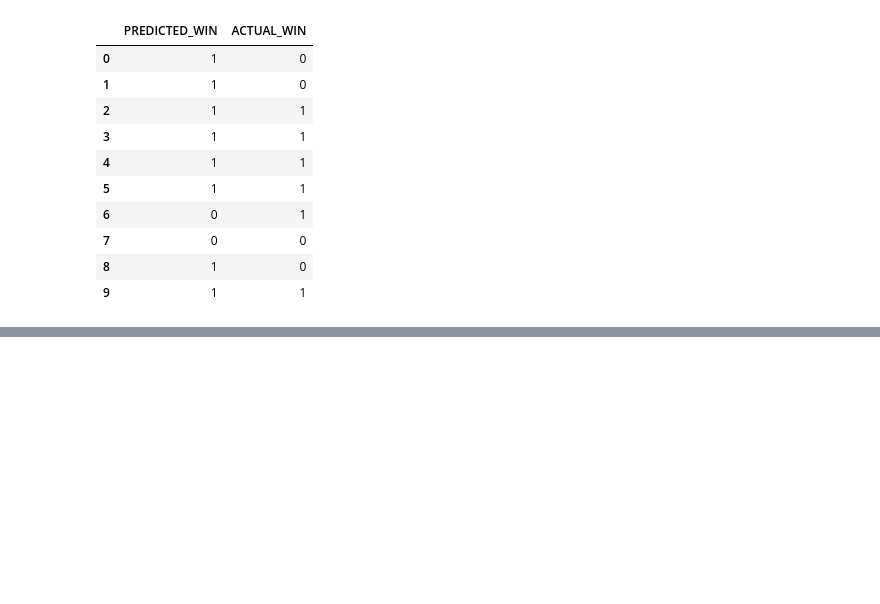
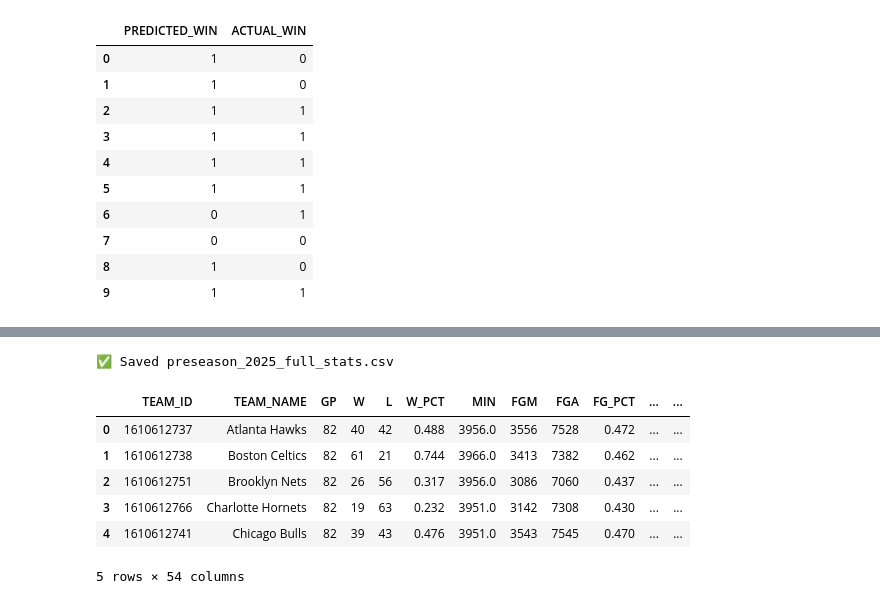
Before and after one commit to BihanDasgupta/ShotMint, a Jupyter notebook: MintShooter_RNN_Model.ipynb, the cells around one changed output, grey strips where cells are left out. Drawn from its saved outputs; the diff is of its cells as text; code cells hidden in the pictures; blank space fills up the shorter version.

```diff
--- a/MintShooter_RNN_Model.ipynb
+++ b/MintShooter_RNN_Model.ipynb
@@ -1132,2 +608,18 @@ All                  8102  10202  18304
+# %%
+# Fetch team stats for 2024-25 preseason
+team_stats = leaguedashteamstats.LeagueDashTeamStats(season='2024-25', season_type_all_star='Regular Season')
+df = team_stats.get_data_frames()[0]
+df.to_csv("preseason_2025_full_stats.csv", index=False)
+print("✅ Saved preseason_2025_full_stats.csv")
+display(df.head())
+# %% [output]
+✅ Saved preseason_2025_full_stats.csv
+|  | TEAM_ID | TEAM_NAME | GP | W | L | W_PCT | MIN | FGM | FGA | FG_PCT | ... | ... |
+| 0 | 1610612737 | Atlanta Hawks | 82 | 40 | 42 | 0.488 | 3956.0 | 3556 | 7528 | 0.472 | ... | ... |
+| 1 | 1610612738 | Boston Celtics | 82 | 61 | 21 | 0.744 | 3966.0 | 3413 | 7382 | 0.462 | ... | ... |
+| 2 | 1610612751 | Brooklyn Nets | 82 | 26 | 56 | 0.317 | 3956.0 | 3086 | 7060 | 0.437 | ... | ... |
+| 3 | 1610612766 | Charlotte Hornets | 82 | 19 | 63 | 0.232 | 3951.0 | 3142 | 7308 | 0.430 | ... | ... |
+| 4 | 1610612741 | Chicago Bulls | 82 | 39 | 43 | 0.476 | 3951.0 | 3543 | 7545 | 0.470 | ... | ... |
+5 rows × 54 columns
 # %%
 ###### PHASE 2: IMPROVE ACCURACY THROUGH RNN INTEGRATION #######
```
Also changed, not shown: parts of 51 cells of this notebook, 12 other files.
